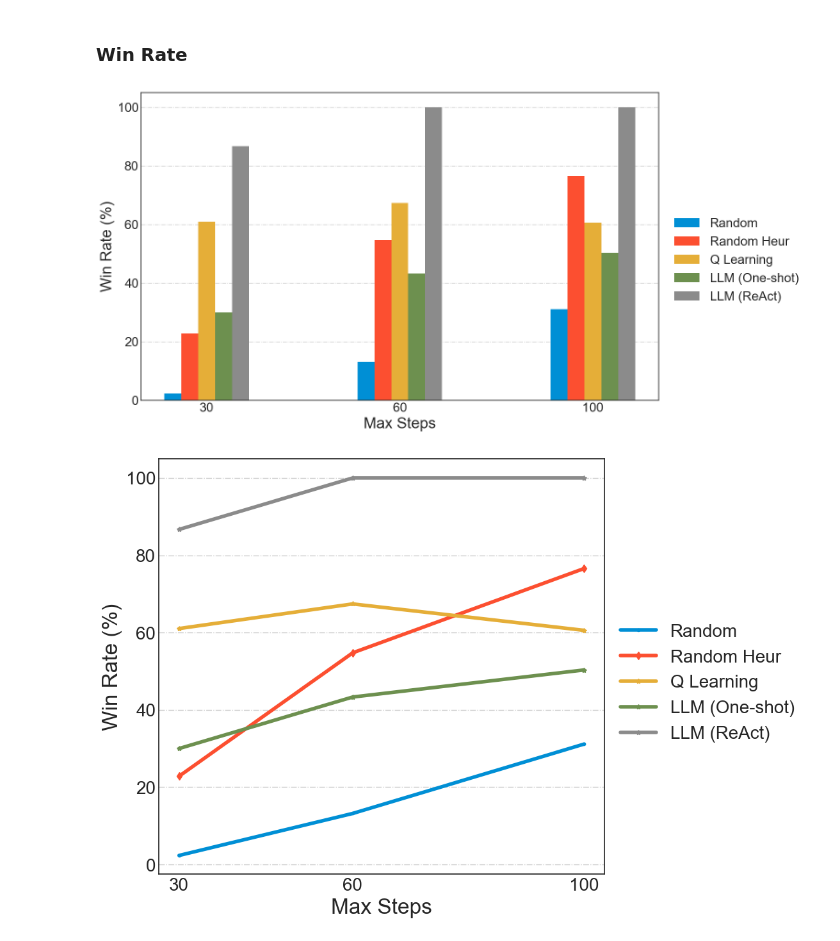
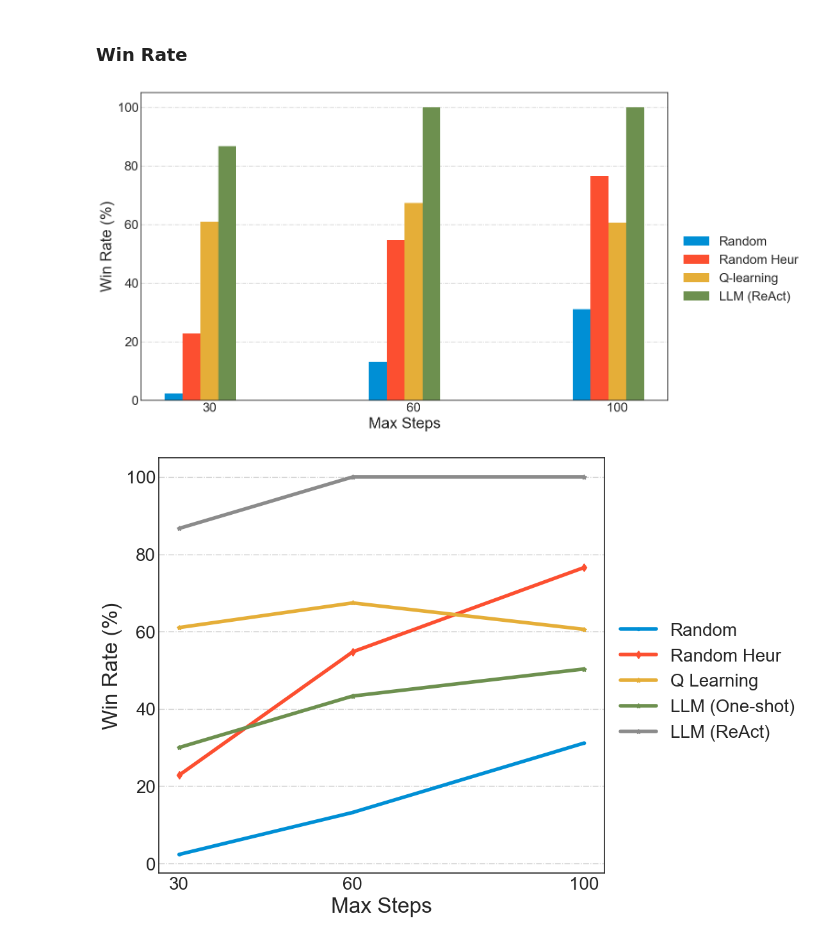
Before and after one commit to stratosphereips/NetSecGame, a Jupyter notebook: notebooks/paper_return_win_rate_small.ipynb, the cells around one changed output. Saved outputs shown, nothing was run; the diff lists cells and outputs as text; code cells hidden in the pictures.

Commit message:
Figures. Remove simple LLM

```diff
--- a/notebooks/paper_return_win_rate_small.ipynb
+++ b/notebooks/paper_return_win_rate_small.ipynb
@@ -75,30 +75,30 @@ llm_qa_mean = [86.677, 100, 100]
 # %%
 plt.rcParams.update({'font.size': 20})
 
 x = np.arange(len(max_steps))  # the label locations
 width = 0.35  # the width of the bars
 
 fig, ax = plt.subplots(figsize=(16, 8))
 rects2 = ax.bar(x - width/2, random_mean, width/4, capsize=5, label='Random')
 rects2 = ax.bar(x - width/4, random_heur_mean, width/4, capsize=5, label='Random Heur')
-rects3 = ax.bar(x, q_agent_mean, width/4, capsize=5, label='Q Learning')
-rects4 = ax.bar(x + width/4, llm_mean, width/4, label='LLM (One-shot)')
-rects5 = ax.bar(x + width/2, llm_qa_mean, width/4, capsize=5, label='LLM (ReAct)')
+rects3 = ax.bar(x, q_agent_mean, width/4, capsize=5, label='Q-learning')
+# rects4 = ax.bar(x + width/4, llm_mean, width/4, label='LLM (One-shot)')
+rects5 = ax.bar(x + width/4, llm_qa_mean, width/4, capsize=5, label='LLM (ReAct)')
 ax.set_ylabel('Win Rate (%)')
 ax.set_xlabel('Max Steps')
 ax.set_xticks(x)
 ax.set_xticklabels(max_steps)
 # ax.set_yticks(range(10, 110, 10))
 
 
 ax.legend(loc=(1.02, 0.3))
 ax.yaxis.grid(True, linestyle='-.')
 # plt.ylim(0, 100)
 
 
 fig.tight_layout()
 # %% [output]
-[figure, old version]
+[figure, new version]
 # %%
 fig, ax = plt.subplots(figsize=(8, 8))
 
```
Also changed, not shown: parts of 1 cell of this notebook, 1 other file.
